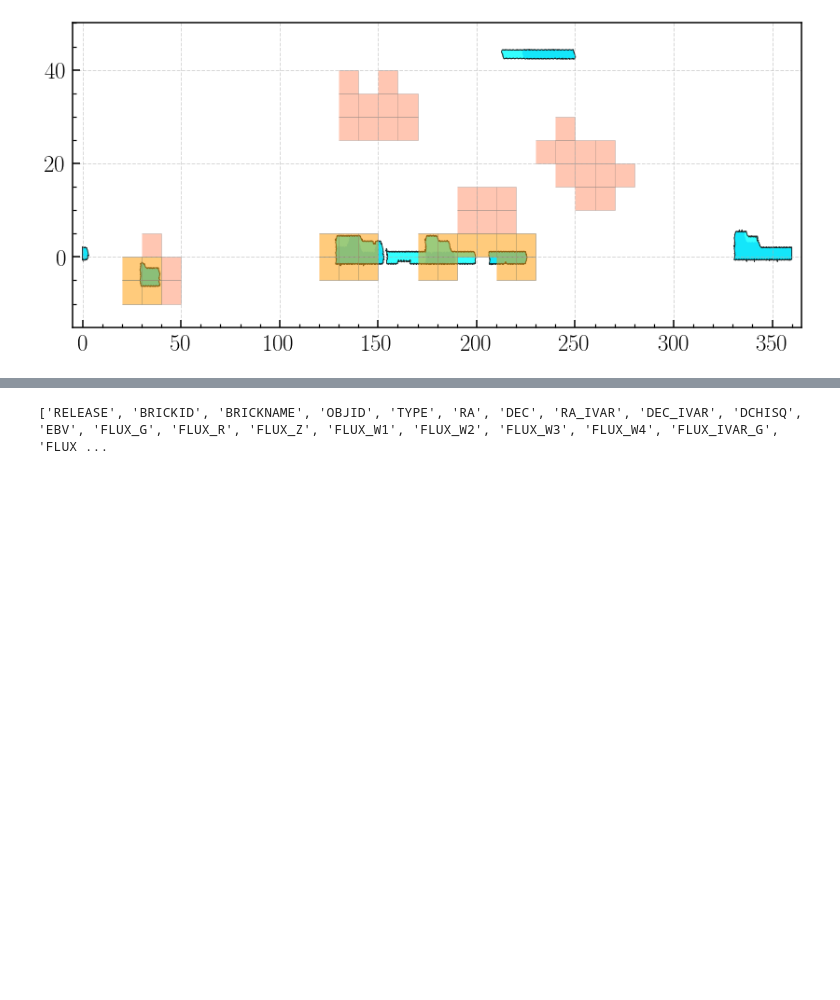
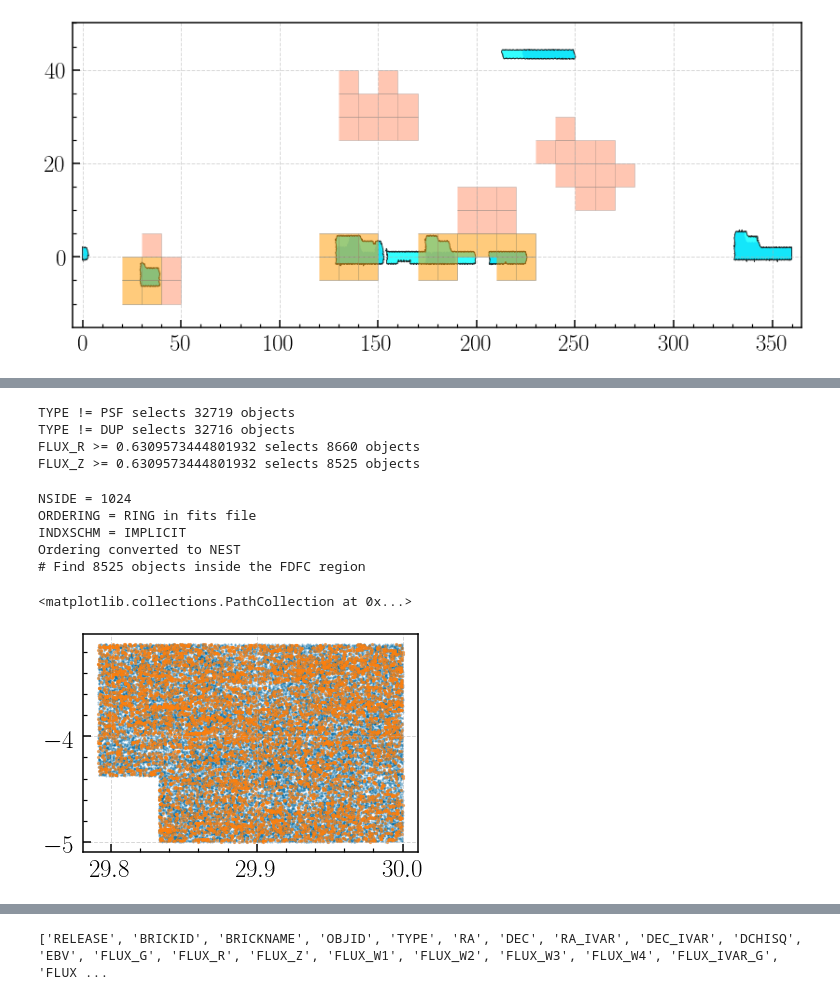
Before and after one commit to dr-guangtou/damascus, a Jupyter notebook: note/dr9sv/dr9sv_sweep_hsc_filter.ipynb, the cells around one changed output, grey strips where cells are left out. Saved outputs shown, nothing was run; the diff lists cells and outputs as text; code cells hidden in the pictures; blank space fills up the shorter version.

Commit message:
Test SweepCatalog()

```diff
--- a/note/dr9sv/dr9sv_sweep_hsc_filter.ipynb
+++ b/note/dr9sv/dr9sv_sweep_hsc_filter.ipynb
@@ -150,0 +112,2 @@ print(len(sweep_test))
+# %%
+s19a_fdfc = '/Users/song/Downloads/s19a_fdfc_hp_contarea_izy-gt-5_trimmed.fits'
@@ -150,0 +122,3 @@ print(len(sweep_test))
+# %%
+sweep_obj = sweep.SweepCatalog('/Users/song/Downloads/sweep-020m005-030p000.fits', read_in=True)
+sweep_obj.demography()
@@ -150,0 +133,29 @@ print(len(sweep_test))
+# %%
+flux_r_lim = utils.mag_to_flux(23.0, zeropoint=22.5)
+flux_z_lim = utils.mag_to_flux(23.0, zeropoint=22.5)
+
+sweep_obj.select('TYPE', '!=', 'PSF', verbose=True)
+sweep_obj.select('TYPE', '!=', 'DUP', verbose=True)
+sweep_obj.select('FLUX_R', '>=', flux_r_lim, verbose=True)
+sweep_obj.select('FLUX_Z', '>=', flux_z_lim, verbose=True)
+# %% [output]
+TYPE != PSF selects 32719 objects
+TYPE != DUP selects 32716 objects
+FLUX_R >= 0.6309573444801932 selects 8660 objects
+FLUX_Z >= 0.6309573444801932 selects 8525 objects
+# %%
+s19a_match = sweep_obj.healpix_mask(s19a_fdfc, verbose=True)
+# %% [output]
+NSIDE = 1024
+ORDERING = RING in fits file
+INDXSCHM = IMPLICIT
+Ordering converted to NEST
+# Find 8525 objects inside the FDFC region
+# %%
+plt.scatter(sweep_test.data['RA'], sweep_test.data['DEC'], s=2, alpha=0.2)
+plt.scatter(s19a_match['RA'], s19a_match['DEC'], s=5, alpha=0.5)
+#plt.plot(borders[:, 0], borders[:, 1], c='r')
+#plt.plot(sweep_test.data['RA'][hull.vertices], sweep_test.data['DEC'][hull.vertices])
+# %% [output]
+<matplotlib.collections.PathCollection at 0x...>
+[figure, added]
```
Also changed, not shown: parts of 18 cells of this notebook.
